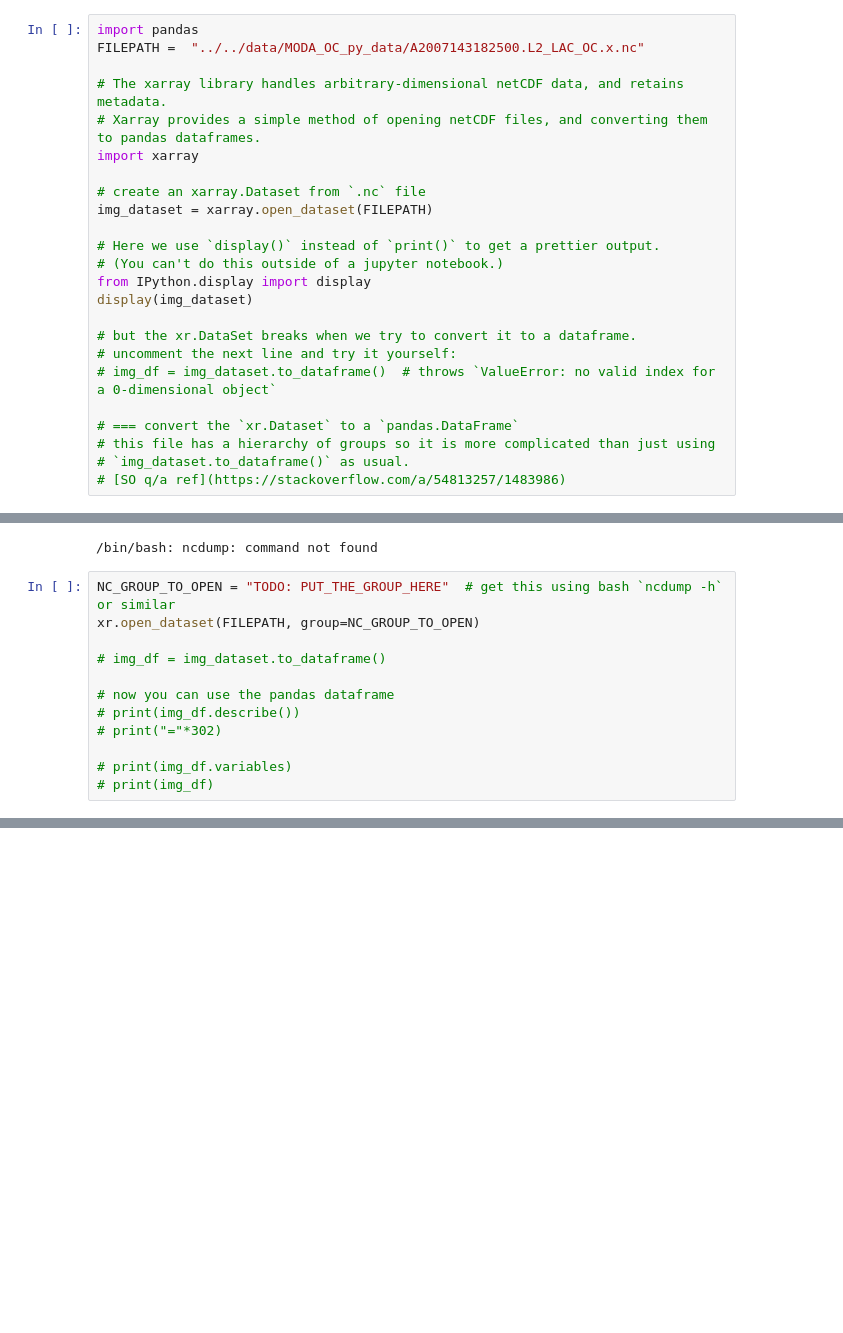
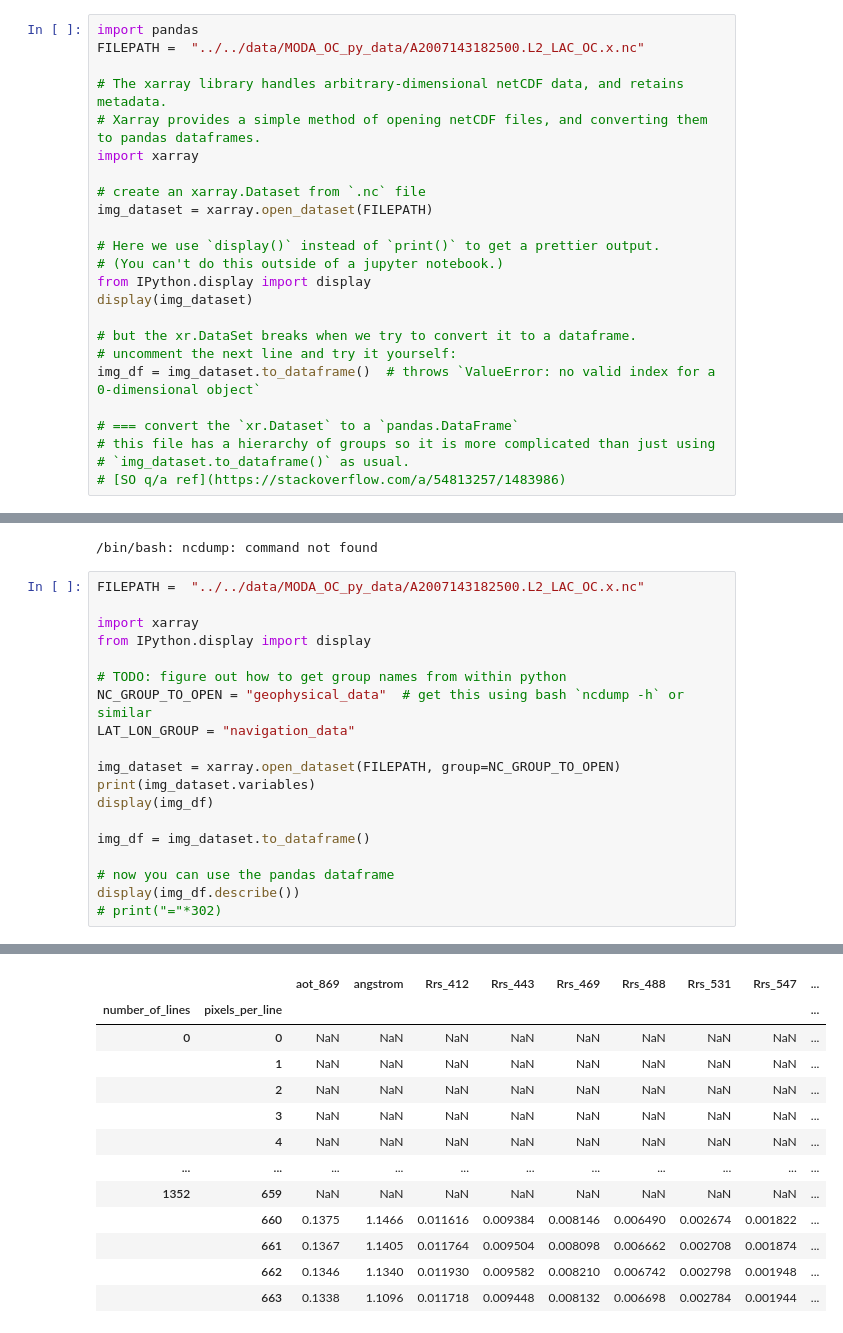
Before and after one commit to USF-IMARS/python-tech-workgroup, a Jupyter notebook: project_notebooks/instructional/02_loading_data_into_pandas.ipynb, the cells around one changed output, grey strips where cells are left out. Saved outputs shown, nothing was run; the diff lists cells and outputs as text; blank space fills up the shorter version.

```diff
--- a/project_notebooks/instructional/02_loading_data_into_pandas.ipynb
+++ b/project_notebooks/instructional/02_loading_data_into_pandas.ipynb
@@ -132,7 +138,7 @@ display(img_dataset)
 
 # but the xr.DataSet breaks when we try to convert it to a dataframe.
 # uncomment the next line and try it yourself:
-# img_df = img_dataset.to_dataframe()  # throws `ValueError: no valid index for a 0-dimensional object`
+img_df = img_dataset.to_dataframe()  # throws `ValueError: no valid index for a 0-dimensional object`
 
 # === convert the `xr.Dataset` to a `pandas.DataFrame`
 # this file has a hierarchy of groups so it is more complicated than just using
@@ -163,15 +171,22 @@ Attributes: (12/50)
 # %% [output]
 /bin/bash: ncdump: command not found
 # %%
-NC_GROUP_TO_OPEN = "TODO: PUT_THE_GROUP_HERE"  # get this using bash `ncdump -h` or similar
-xr.open_dataset(FILEPATH, group=NC_GROUP_TO_OPEN)
+FILEPATH =  "../../data/MODA_OC_py_data/A2007143182500.L2_LAC_OC.x.nc"
 
-# img_df = img_dataset.to_dataframe()
+import xarray
+from IPython.display import display
+
+# TODO: figure out how to get group names from within python
+NC_GROUP_TO_OPEN = "geophysical_data"  # get this using bash `ncdump -h` or similar
+LAT_LON_GROUP = "navigation_data"
+
+img_dataset = xarray.open_dataset(FILEPATH, group=NC_GROUP_TO_OPEN)
+print(img_dataset.variables)
+display(img_df)
+
+img_df = img_dataset.to_dataframe()
 
 # now you can use the pandas dataframe
-# print(img_df.describe())
+display(img_df.describe())
 # print("="*302)
-
-# print(img_df.variables)
-# print(img_df)
 # %% [output]
@@ -178,0 +210,13 @@ OSError: [Errno group not found: TODO: PUT_THE_GROUP_HERE] 'TODO: PUT_THE_GROUP_
+|  |  | aot_869 | angstrom | Rrs_412 | Rrs_443 | Rrs_469 | Rrs_488 | Rrs_531 | Rrs_547 | ... |
+| number_of_lines | pixels_per_line |  |  |  |  |  |  |  |  | ... |
+| 0 | 0 | NaN | NaN | NaN | NaN | NaN | NaN | NaN | NaN | ... |
+|  | 1 | NaN | NaN | NaN | NaN | NaN | NaN | NaN | NaN | ... |
+|  | 2 | NaN | NaN | NaN | NaN | NaN | NaN | NaN | NaN | ... |
+|  | 3 | NaN | NaN | NaN | NaN | NaN | NaN | NaN | NaN | ... |
+|  | 4 | NaN | NaN | NaN | NaN | NaN | NaN | NaN | NaN | ... |
+| ... | ... | ... | ... | ... | ... | ... | ... | ... | ... | ... |
+| 1352 | 659 | NaN | NaN | NaN | NaN | NaN | NaN | NaN | NaN | ... |
+|  | 660 | 0.1375 | 1.1466 | 0.011616 | 0.009384 | 0.008146 | 0.006490 | 0.002674 | 0.001822 | ... |
+|  | 661 | 0.1367 | 1.1405 | 0.011764 | 0.009504 | 0.008098 | 0.006662 | 0.002708 | 0.001874 | ... |
+|  | 662 | 0.1346 | 1.1340 | 0.011930 | 0.009582 | 0.008210 | 0.006742 | 0.002798 | 0.001948 | ... |
+|  | 663 | 0.1338 | 1.1096 | 0.011718 | 0.009448 | 0.008132 | 0.006698 | 0.002784 | 0.001944 | ... |
```
Also changed, not shown: parts of 8 cells of this notebook.
